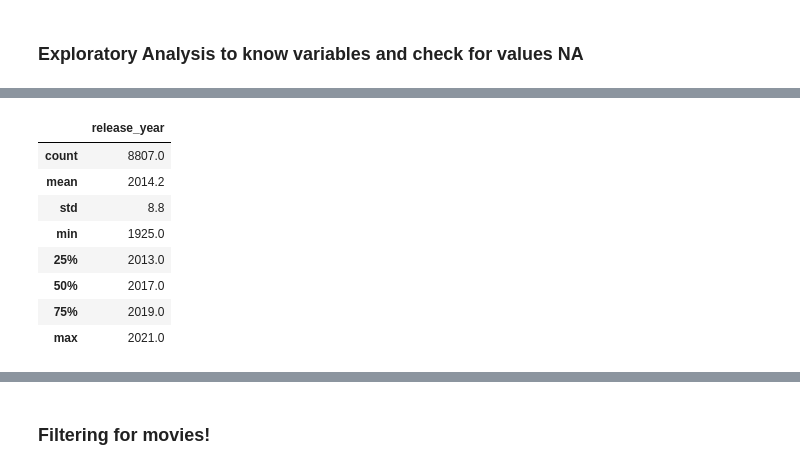
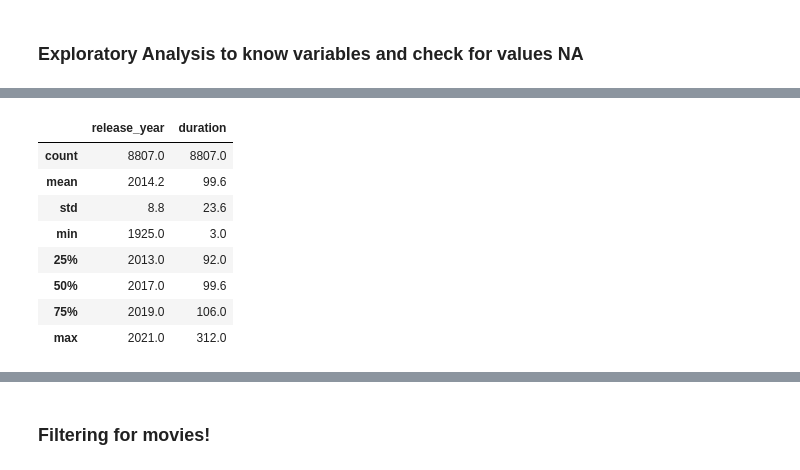
Before and after one commit to ourenagithub/Python, a Jupyter notebook: DatasetNetflix Analysis.ipynb, the cells around one changed output, grey strips where cells are left out. Drawn from its saved outputs; the diff is of its cells as text; code cells hidden in the pictures.

```diff
--- a/DatasetNetflix Analysis.ipynb
+++ b/DatasetNetflix Analysis.ipynb
@@ -75,10 +76,10 @@ plt.show()
 ### Loading the rest of the data from a CSV
 # %%
 # Read in the CSV as a DataFrame
-netflix_df = pd.read_csv("netflix_dataset.csv")
+df = pd.read_csv("netflix_dataset.csv")
 
 # Print the first five rows of the DataFrame
-netflix_df.head(5)
+df.head(5)
 # %% [output]
 |  | show_id | type | title | director | cast | country | date_added | release_year | rating | duration | ... |
 | 0 | s1 | Movie | Dick Johnson Is Dead | Kirsten Johnson | NaN | United States | September 25, 2021 | 2020 | PG-13 | 90 min | ... |
@@ -131,0 +149,4 @@ dtype: int64
+# %%
+# drop string 'min' of the column duration and convert on float
+df['duration'] = pd.to_numeric(df['duration'].str.replace('min',''),errors='coerce')
+df['duration'].head(5)
@@ -131,0 +160,18 @@ dtype: int64
+# %%
+df_clean = df.copy()
+
+#director NA 2,634
+df_clean['director'] = df_clean['director'].fillna("Not director" )
+#country NA 831
+df_clean['country'] = df_clean['country'].fillna('Not country')
+#cast NA 825
+df_clean['cast'] = df_clean['cast'].fillna('Not cast')
+#date_added NA 10
+df_clean['date_added'] = df_clean['date_added'].fillna(method='ffill')
+#rating NA 4
+df_clean['rating'] = df_clean['rating'].fillna(method='ffill')
+#duration NA 3
+df_clean['duration'] = df_clean['duration'].fillna(df['duration'].mean())
+
+c_netflix_df = df_clean.copy()
+c_netflix_df.isna().sum().to_frame("NA")
@@ -142,14 +214,14 @@ netflix_df.select_dtypes(include=['object']).describe()
 # %%
 # Describe Quantitative variables (type int64)
 
-round(netflix_df.select_dtypes(include=['int64']).describe(),1)
+round(c_netflix_df.select_dtypes(include=['int64','float']).describe(),1)
 # %% [output]
-|  | release_year |
-| count | 8807.0 |
-| mean | 2014.2 |
-| std | 8.8 |
-| min | 1925.0 |
-| 25% | 2013.0 |
-| 50% | 2017.0 |
-| 75% | 2019.0 |
-| max | 2021.0 |
+|  | release_year | duration |
+| count | 8807.0 | 8807.0 |
+| mean | 2014.2 | 99.6 |
+| std | 8.8 | 23.6 |
+| min | 1925.0 | 3.0 |
+| 25% | 2013.0 | 92.0 |
+| 50% | 2017.0 | 99.6 |
+| 75% | 2019.0 | 106.0 |
+| max | 2021.0 | 312.0 |
```
Also changed, not shown: parts of 15 cells of this notebook.
